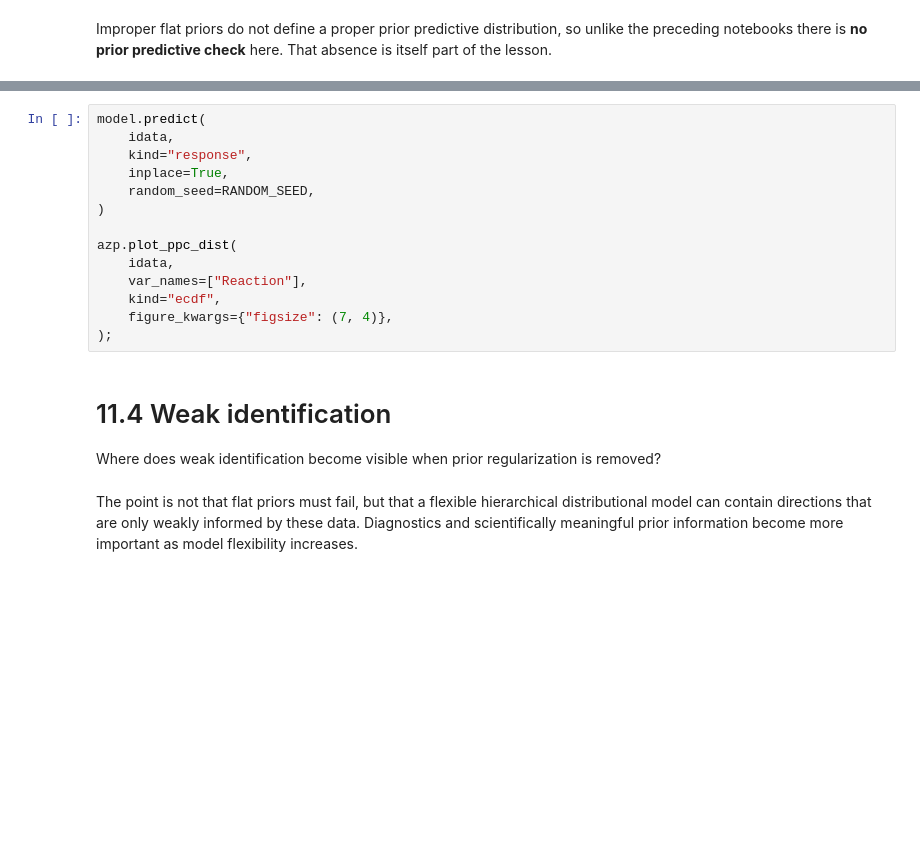
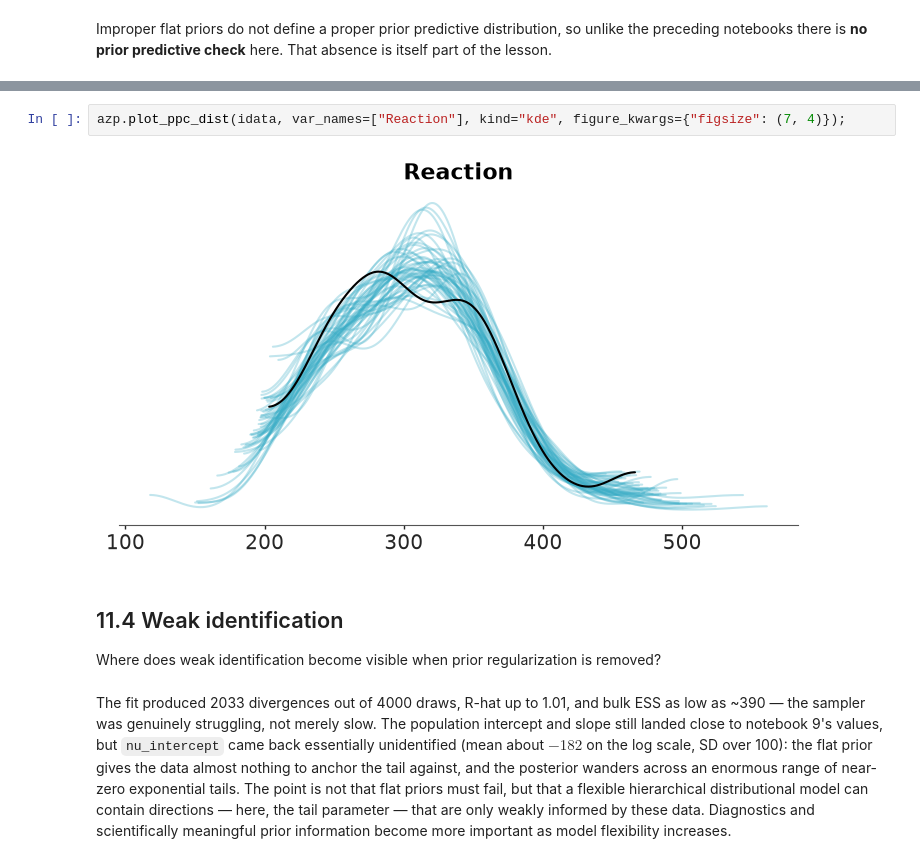
Before and after one commit to opherdonchin/BayesShortCourse, a Jupyter notebook: sleep/solved/11_exgaussian_flat_priors.ipynb, the cells around one changed output, grey strips where cells are left out. Drawn from its saved outputs; the diff is of its cells as text; blank space fills up the shorter version.

```diff
--- a/sleep/solved/11_exgaussian_flat_priors.ipynb
+++ b/sleep/solved/11_exgaussian_flat_priors.ipynb
@@ -120,20 +279,10 @@ bmb.interpret.plot_predictions(
 # %%
-model.predict(
-    idata,
-    kind="response",
-    inplace=True,
-    random_seed=RANDOM_SEED,
-)
-
-azp.plot_ppc_dist(
-    idata,
-    var_names=["Reaction"],
-    kind="ecdf",
-    figure_kwargs={"figsize": (7, 4)},
-);
+azp.plot_ppc_dist(idata, var_names=["Reaction"], kind="kde", figure_kwargs={"figsize": (7, 4)});
+# %% [output]
+[figure, added]
 # %% [markdown]
-# 11.4 Weak identification
+## 11.4 Weak identification
 
 Where does weak identification become visible when prior regularization is removed?
 # %% [markdown]
-The point is not that flat priors must fail, but that a flexible hierarchical distributional model can contain directions that are only weakly informed by these data. Diagnostics and scientifically meaningful prior information become more important as model flexibility increases.
+The fit produced 2033 divergences out of 4000 draws, R-hat up to 1.01, and bulk ESS as low as ~390 — the sampler was genuinely struggling, not merely slow. The population intercept and slope still landed close to notebook 9's values, but `nu_intercept` came back essentially unidentified (mean about $-182$ on the log scale, SD over 100): the flat prior gives the data almost nothing to anchor the tail against, and the posterior wanders across an enormous range of near-zero exponential tails. The point is not that flat priors must fail, but that a flexible hierarchical distributional model can contain directions — here, the tail parameter — that are only weakly informed by these data. Diagnostics and scientifically meaningful prior information become more important as model flexibility increases.
```
Also changed, not shown: parts of 22 cells of this notebook.
